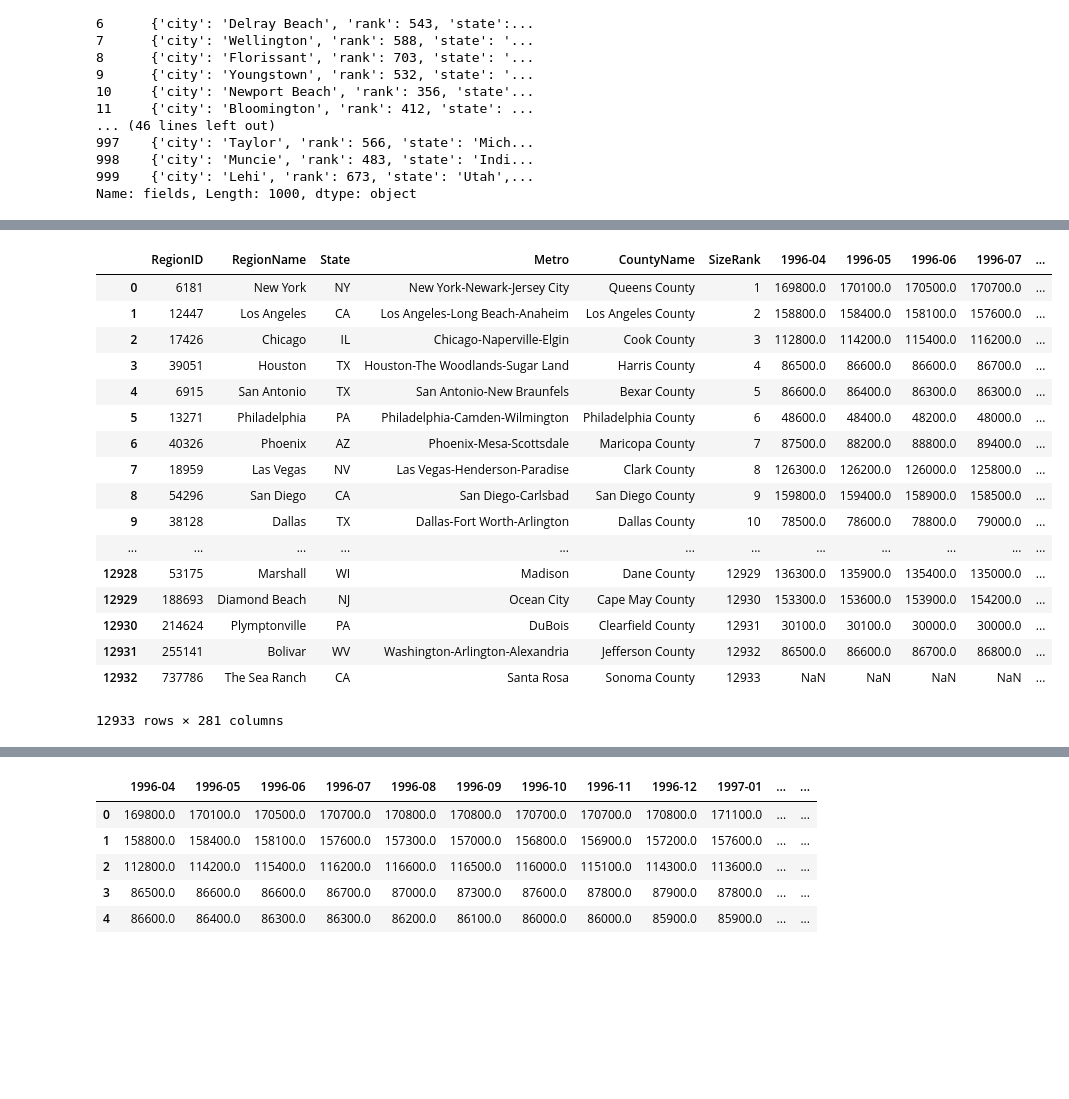
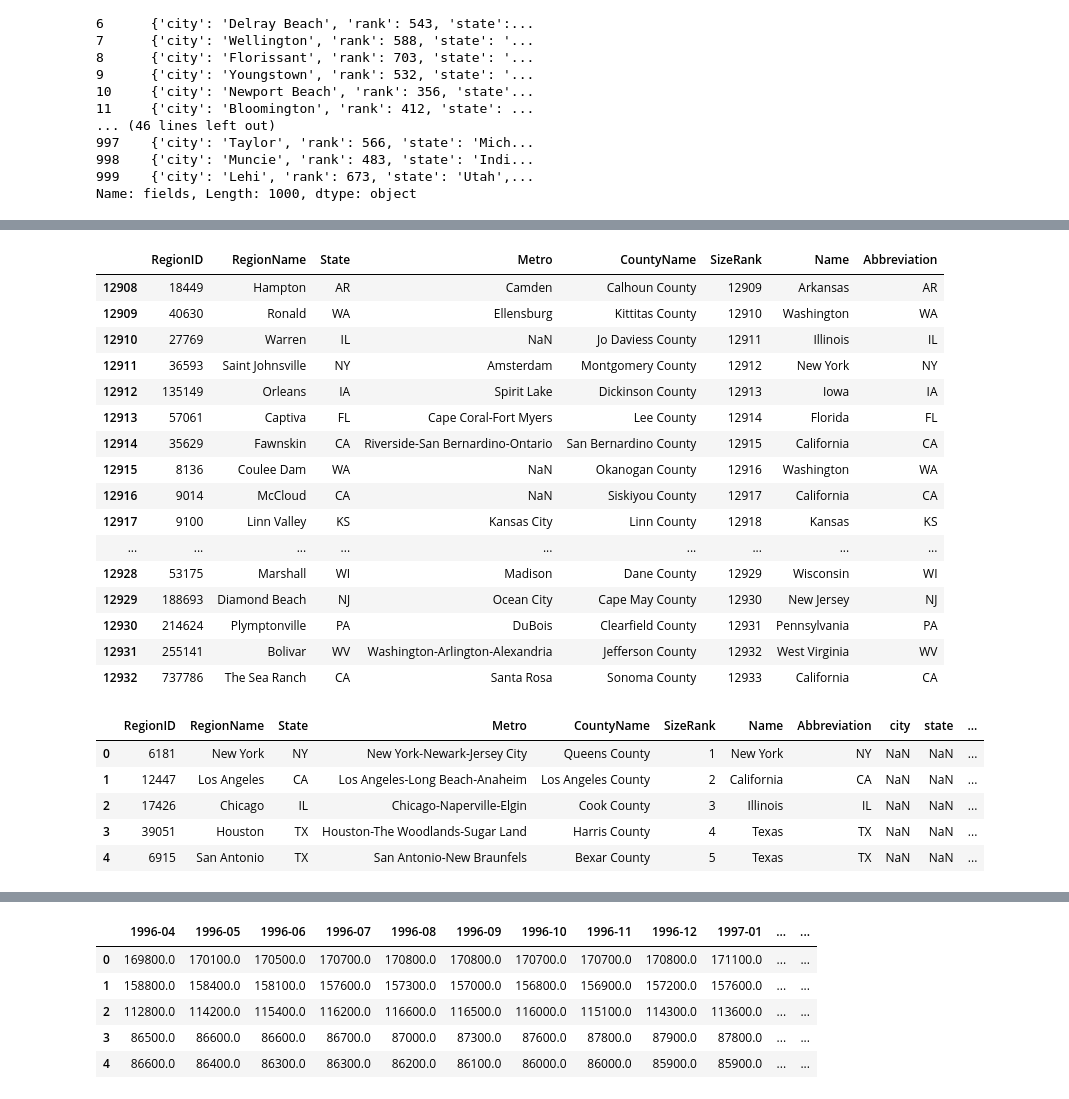
Before and after one commit to fashileak/Springboard, a Jupyter notebook: CapstoneProjectI/CapstoneProjectI.ipynb, the cells around one changed output, grey strips where cells are left out. Saved outputs shown, nothing was run; the diff lists cells and outputs as text; code cells hidden in the pictures; blank space fills up the shorter version.

```diff
--- a/CapstoneProjectI/CapstoneProjectI.ipynb
+++ b/CapstoneProjectI/CapstoneProjectI.ipynb
@@ -36,0 +74,3 @@ homes.shape
+# %%
+homes_info = homes[['RegionID', 'RegionName', 'State', 'Metro', 'CountyName', 'SizeRank']]
+homes_info.head()
@@ -86 +200,5 @@ population
 1000 rows × 3 columns
+# %%
+state_abbr = pd.read_csv('Data/state_abbr.csv')
+state_abbr.head()
+state_abbr.rename ************
@@ -87,24 +212,34 @@ population
+# %%
+homes1 = pd.merge(homes_info, state_abbr, how='left', left_on='State', right_on='Abbreviation')
+# %%
+homes1.tail(25)
+# %% [output]
+|  | RegionID | RegionName | State | Metro | CountyName | SizeRank | Name | Abbreviation |
+| 12908 | 18449 | Hampton | AR | Camden | Calhoun County | 12909 | Arkansas | AR |
+| 12909 | 40630 | Ronald | WA | Ellensburg | Kittitas County | 12910 | Washington | WA |
+| 12910 | 27769 | Warren | IL | NaN | Jo Daviess County | 12911 | Illinois | IL |
+| 12911 | 36593 | Saint Johnsville | NY | Amsterdam | Montgomery County | 12912 | New York | NY |
+| 12912 | 135149 | Orleans | IA | Spirit Lake | Dickinson County | 12913 | Iowa | IA |
+| 12913 | 57061 | Captiva | FL | Cape Coral-Fort Myers | Lee County | 12914 | Florida | FL |
+| 12914 | 35629 | Fawnskin | CA | Riverside-San Bernardino-Ontario | San Bernardino County | 12915 | California | CA |
+| 12915 | 8136 | Coulee Dam | WA | NaN | Okanogan County | 12916 | Washington | WA |
+| 12916 | 9014 | McCloud | CA | NaN | Siskiyou County | 12917 | California | CA |
+| 12917 | 9100 | Linn Valley | KS | Kansas City | Linn County | 12918 | Kansas | KS |
+| ... | ... | ... | ... | ... | ... | ... | ... | ... |
+| 12928 | 53175 | Marshall | WI | Madison | Dane County | 12929 | Wisconsin | WI |
+| 12929 | 188693 | Diamond Beach | NJ | Ocean City | Cape May County | 12930 | New Jersey | NJ |
+| 12930 | 214624 | Plymptonville | PA | DuBois | Clearfield County | 12931 | Pennsylvania | PA |
+| 12931 | 255141 | Bolivar | WV | Washington-Arlington-Alexandria | Jefferson County | 12932 | West Virginia | WV |
+| 12932 | 737786 | The Sea Ranch | CA | Santa Rosa | Sonoma County | 12933 | California | CA |
 # %%
-homes_new = pd.merge(homes, population, how='left', left_on=['RegionName', 'State'], right_on=['city', 'state'])
-homes_new.sort_values(by='population', ascending=False)
+homes_new = pd.merge(homes1, population, how='left', left_on=['RegionName', 'Abbreviation'], right_on=['city', 'state'])
+homes_new.head()
 # %% [output]
-|  | RegionID | RegionName | State | Metro | CountyName | SizeRank | 1996-04 | 1996-05 | 1996-06 | 1996-07 | ... |
-| 0 | 6181 | New York | NY | New York-Newark-Jersey City | Queens County | 1 | 169800.0 | 170100.0 | 170500.0 | 170700.0 | ... |
-| 1 | 12447 | Los Angeles | CA | Los Angeles-Long Beach-Anaheim | Los Angeles County | 2 | 158800.0 | 158400.0 | 158100.0 | 157600.0 | ... |
-| 2 | 17426 | Chicago | IL | Chicago-Naperville-Elgin | Cook County | 3 | 112800.0 | 114200.0 | 115400.0 | 116200.0 | ... |
-| 3 | 39051 | Houston | TX | Houston-The Woodlands-Sugar Land | Harris County | 4 | 86500.0 | 86600.0 | 86600.0 | 86700.0 | ... |
-| 4 | 6915 | San Antonio | TX | San Antonio-New Braunfels | Bexar County | 5 | 86600.0 | 86400.0 | 86300.0 | 86300.0 | ... |
-| 5 | 13271 | Philadelphia | PA | Philadelphia-Camden-Wilmington | Philadelphia County | 6 | 48600.0 | 48400.0 | 48200.0 | 48000.0 | ... |
-| 6 | 40326 | Phoenix | AZ | Phoenix-Mesa-Scottsdale | Maricopa County | 7 | 87500.0 | 88200.0 | 88800.0 | 89400.0 | ... |
-| 7 | 18959 | Las Vegas | NV | Las Vegas-Henderson-Paradise | Clark County | 8 | 126300.0 | 126200.0 | 126000.0 | 125800.0 | ... |
-| 8 | 54296 | San Diego | CA | San Diego-Carlsbad | San Diego County | 9 | 159800.0 | 159400.0 | 158900.0 | 158500.0 | ... |
-| 9 | 38128 | Dallas | TX | Dallas-Fort Worth-Arlington | Dallas County | 10 | 78500.0 | 78600.0 | 78800.0 | 79000.0 | ... |
-| ... | ... | ... | ... | ... | ... | ... | ... | ... | ... | ... | ... |
-| 12928 | 53175 | Marshall | WI | Madison | Dane County | 12929 | 136300.0 | 135900.0 | 135400.0 | 135000.0 | ... |
-| 12929 | 188693 | Diamond Beach | NJ | Ocean City | Cape May County | 12930 | 153300.0 | 153600.0 | 153900.0 | 154200.0 | ... |
-| 12930 | 214624 | Plymptonville | PA | DuBois | Clearfield County | 12931 | 30100.0 | 30100.0 | 30000.0 | 30000.0 | ... |
-| 12931 | 255141 | Bolivar | WV | Washington-Arlington-Alexandria | Jefferson County | 12932 | 86500.0 | 86600.0 | 86700.0 | 86800.0 | ... |
-| 12932 | 737786 | The Sea Ranch | CA | Santa Rosa | Sonoma County | 12933 | NaN | NaN | NaN | NaN | ... |
+|  | RegionID | RegionName | State | Metro | CountyName | SizeRank | Name | Abbreviation | city | state | ... |
+| 0 | 6181 | New York | NY | New York-Newark-Jersey City | Queens County | 1 | New York | NY | NaN | NaN | ... |
+| 1 | 12447 | Los Angeles | CA | Los Angeles-Long Beach-Anaheim | Los Angeles County | 2 | California | CA | NaN | NaN | ... |
+| 2 | 17426 | Chicago | IL | Chicago-Naperville-Elgin | Cook County | 3 | Illinois | IL | NaN | NaN | ... |
+| 3 | 39051 | Houston | TX | Houston-The Woodlands-Sugar Land | Harris County | 4 | Texas | TX | NaN | NaN | ... |
+| 4 | 6915 | San Antonio | TX | San Antonio-New Braunfels | Bexar County | 5 | Texas | TX | NaN | NaN | ... |
-12933 rows × 281 columns
 # %%
 homes[homes['RegionName'] == 'Mountain View']
```
Also changed, not shown: parts of 32 cells of this notebook.
